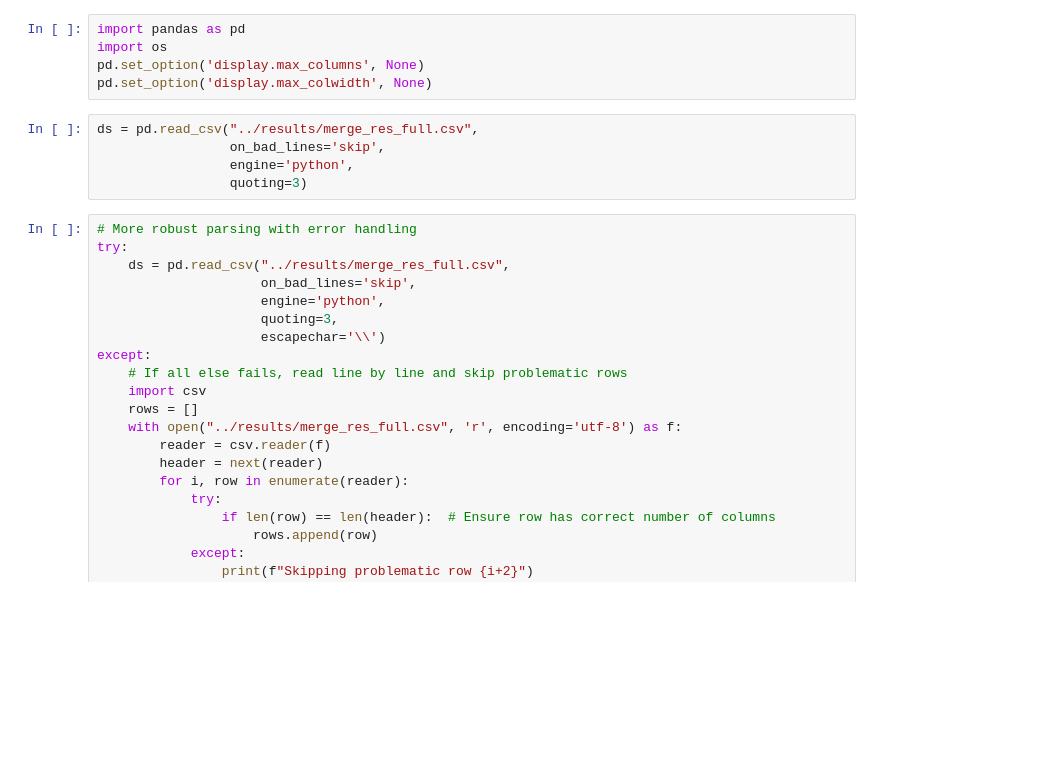
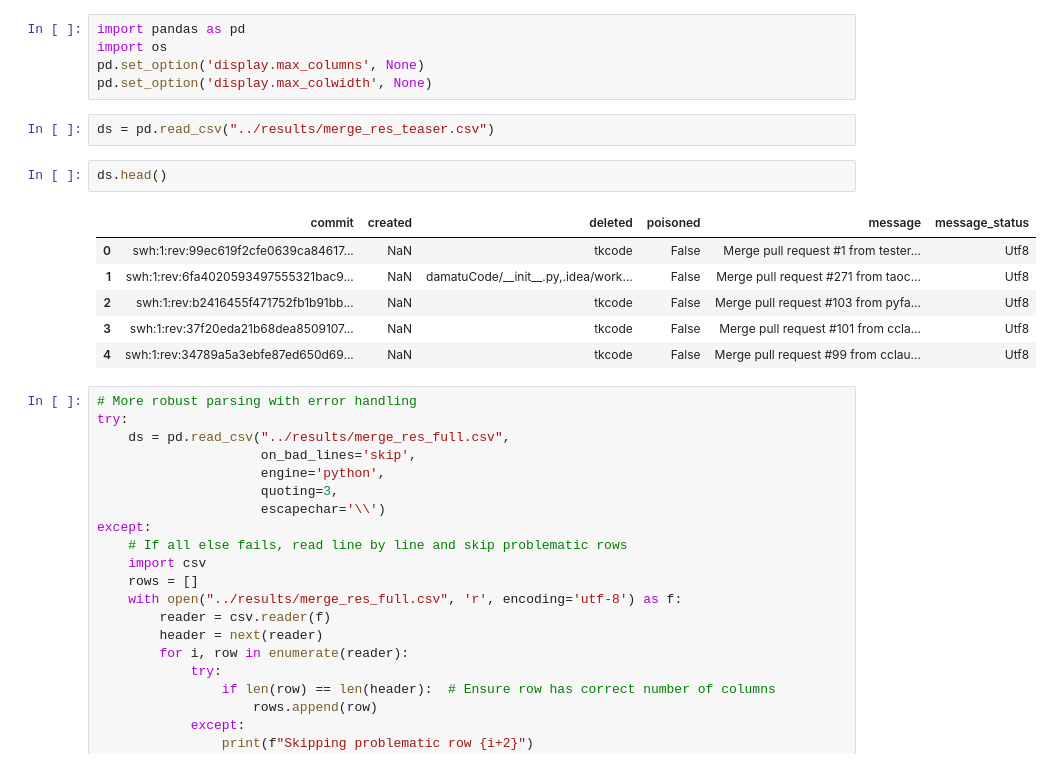
Before and after one commit to srapaport/merge-analysis, a Jupyter notebook: notebooks/analysis_full.ipynb, the cells around one changed output. Saved outputs shown, nothing was run; the diff lists cells and outputs as text; blank space fills up the shorter version.

```diff
--- a/notebooks/analysis_full.ipynb
+++ b/notebooks/analysis_full.ipynb
@@ -4,10 +4,16 @@ import os
 pd.set_option('display.max_columns', None)
 pd.set_option('display.max_colwidth', None)
 # %%
-ds = pd.read_csv("../results/merge_res_full.csv",
-                 on_bad_lines='skip',
-                 engine='python',
-                 quoting=3)
+ds = pd.read_csv("../results/merge_res_teaser.csv")
+# %%
+ds.head()
+# %% [output]
+|  | commit | created | deleted | poisoned | message | message_status |
+| 0 | swh:1:rev:99ec619f2cfe0639ca84617... | NaN | tkcode | False | Merge pull request #1 from tester... | Utf8 |
+| 1 | swh:1:rev:6fa4020593497555321bac9... | NaN | damatuCode/__init__.py,.idea/work... | False | Merge pull request #271 from taoc... | Utf8 |
+| 2 | swh:1:rev:b2416455f471752fb1b91bb... | NaN | tkcode | False | Merge pull request #103 from pyfa... | Utf8 |
+| 3 | swh:1:rev:37f20eda21b68dea8509107... | NaN | tkcode | False | Merge pull request #101 from ccla... | Utf8 |
+| 4 | swh:1:rev:34789a5a3ebfe87ed650d69... | NaN | tkcode | False | Merge pull request #99 from cclau... | Utf8 |
 # %%
 # More robust parsing with error handling
 try:
```
Also changed, not shown: parts of 5 cells of this notebook, 2 other files.
